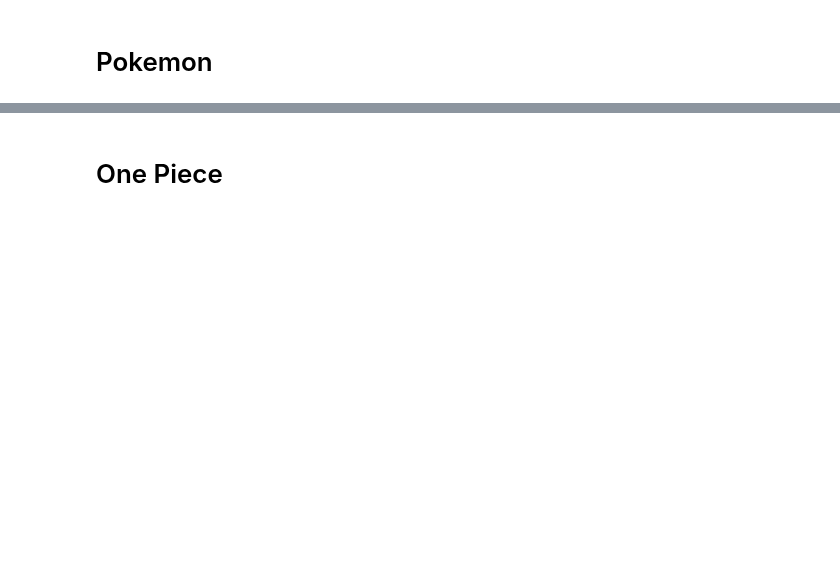
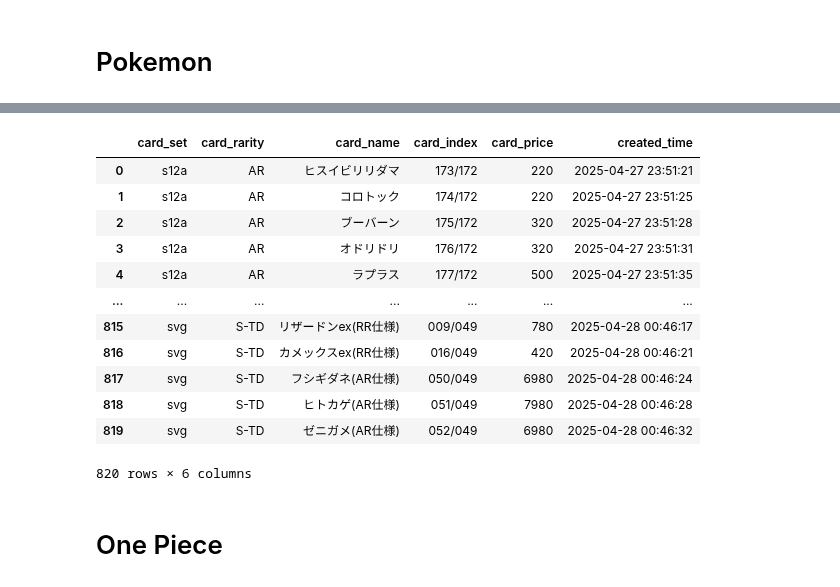
Before and after one commit to mhfong/tcgview, a Jupyter notebook: notebook/dev.ipynb, the cells around one changed output, grey strips where cells are left out. Drawn from its saved outputs; the diff is of its cells as text; code cells hidden in the pictures; blank space fills up the shorter version.

```diff
--- a/notebook/dev.ipynb
+++ b/notebook/dev.ipynb
@@ -131,3 +113,19 @@ pkm_df.to_csv(f'../data/ptcg/{datetime.now().strftime("%Y%m%d")}.csv', index=Fal
+# %%
+pkm_df
+# %% [output]
+|  | card_set | card_rarity | card_name | card_index | card_price | created_time |
+| 0 | s12a | AR | ヒスイビリリダマ | 173/172 | 220 | 2025-04-27 23:51:21 |
+| 1 | s12a | AR | コロトック | 174/172 | 220 | 2025-04-27 23:51:25 |
+| 2 | s12a | AR | ブーバーン | 175/172 | 320 | 2025-04-27 23:51:28 |
+| 3 | s12a | AR | オドリドリ | 176/172 | 320 | 2025-04-27 23:51:31 |
+| 4 | s12a | AR | ラプラス | 177/172 | 500 | 2025-04-27 23:51:35 |
+| ... | ... | ... | ... | ... | ... | ... |
+| 815 | svg | S-TD | リザードンex(RR仕様) | 009/049 | 780 | 2025-04-28 00:46:17 |
+| 816 | svg | S-TD | カメックスex(RR仕様) | 016/049 | 420 | 2025-04-28 00:46:21 |
+| 817 | svg | S-TD | フシギダネ(AR仕様) | 050/049 | 6980 | 2025-04-28 00:46:24 |
+| 818 | svg | S-TD | ヒトカゲ(AR仕様) | 051/049 | 7980 | 2025-04-28 00:46:28 |
+| 819 | svg | S-TD | ゼニガメ(AR仕様) | 052/049 | 6980 | 2025-04-28 00:46:32 |
+820 rows × 6 columns
 # %% [markdown]
 # One Piece
 # %%
```
Also changed, not shown: parts of 8 cells of this notebook, 14 other files.
